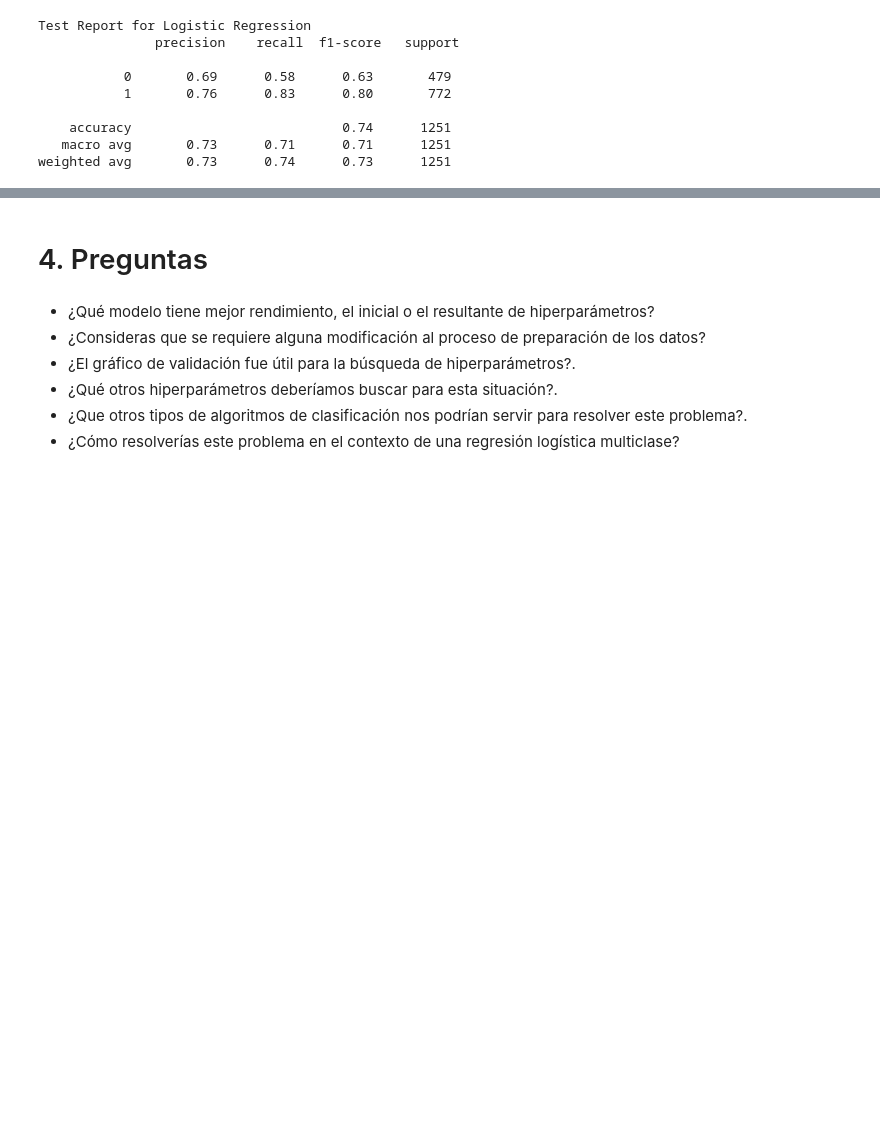
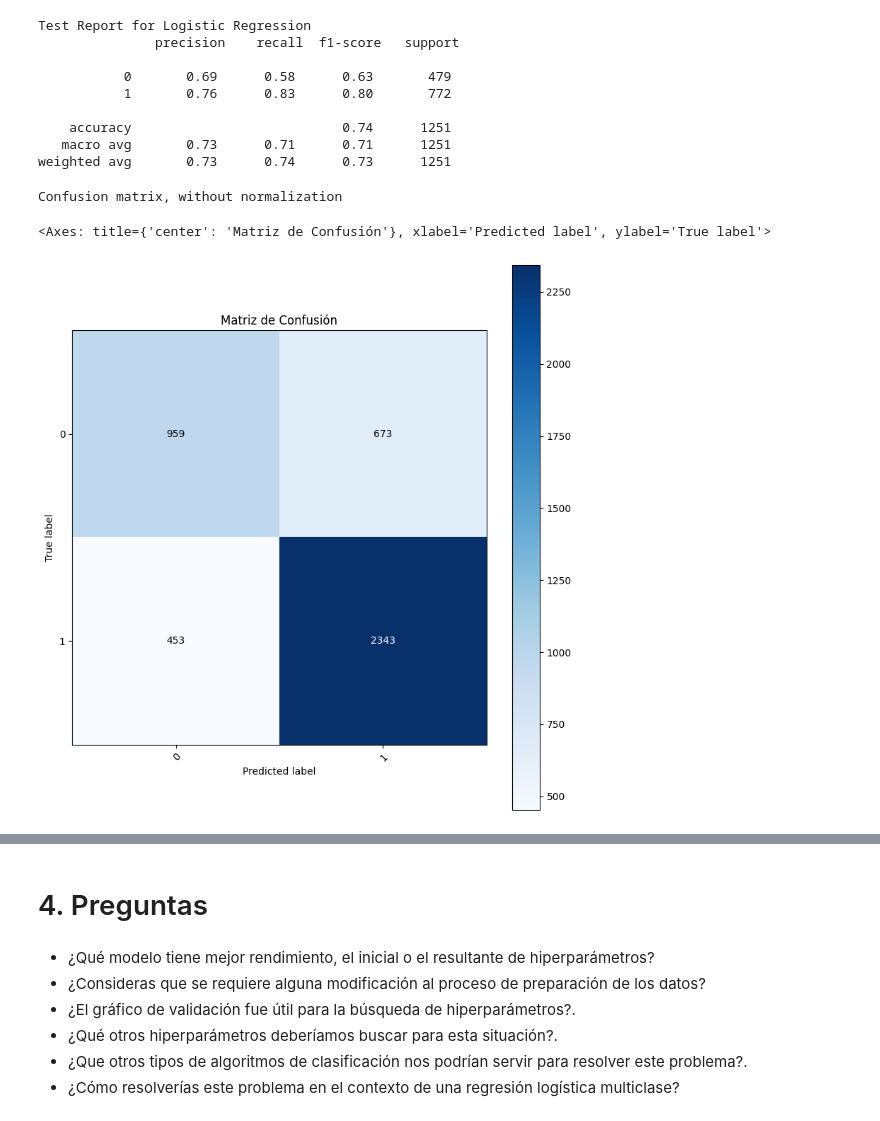
Before and after one commit to juanDango/MINE-4206_202510_AML, a Jupyter notebook: Laboratorios/Laboratorio 2/Sesión 1.ipynb, the cells around one changed output, grey strips where cells are left out. Drawn from its saved outputs; the diff is of its cells as text; code cells hidden in the pictures; blank space fills up the shorter version.

```diff
--- a/Laboratorios/Laboratorio 2/Sesión 1.ipynb
+++ b/Laboratorios/Laboratorio 2/Sesión 1.ipynb
@@ -1071,0 +998,3 @@ Confusion matrix, without normalization
+# %%
+y_pred_train = best_model.predict(X_train)
+y_pred_train
@@ -1086,3 +1029,10 @@ Test Report for Logistic Regression
     accuracy                           0.74      1251
    macro avg       0.73      0.71      0.71      1251
 weighted avg       0.73      0.74      0.73      1251
+# %%
+plot_confusion_matrix(y_true=Y_train, y_pred=y_pred_train, classes=[0,1],
+                      title='Matriz de Confusión')
+# %% [output]
+Confusion matrix, without normalization
+<Axes: title={'center': 'Matriz de Confusión'}, xlabel='Predicted label', ylabel='True label'>
+[figure, added]
```
Also changed, not shown: parts of 9 cells of this notebook.
